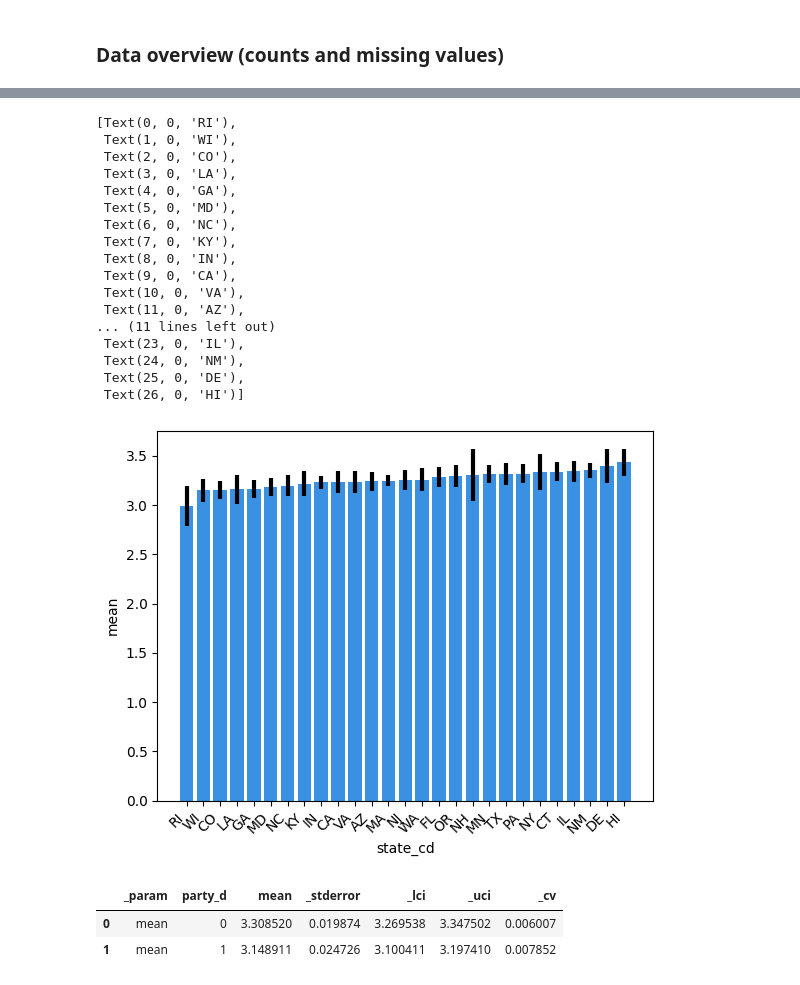
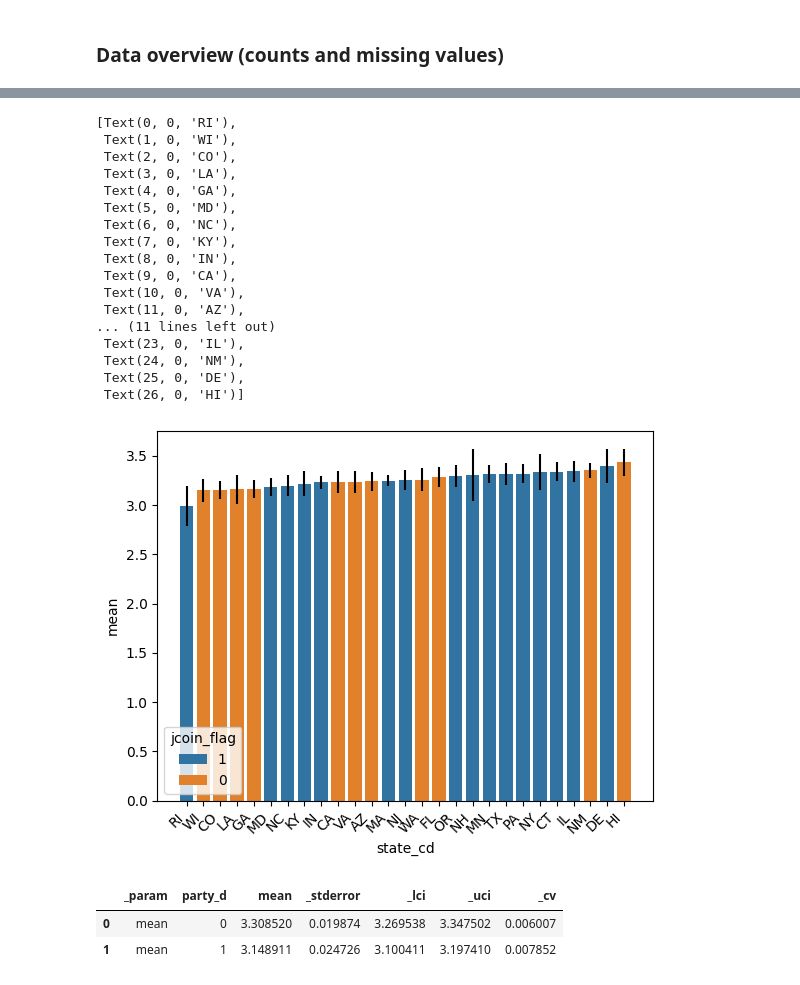
Before and after one commit to haoyucode/stigma-state-lvl, a Jupyter notebook: 2023_09_20_meeting_2.ipynb, the cells around one changed output, grey strips where cells are left out. Drawn from its saved outputs; the diff is of its cells as text; code cells hidden in the pictures.

Commit message:
more plots for meeting and standardizing plot approach

```diff
--- a/2023_09_20_meeting_2.ipynb
+++ b/2023_09_20_meeting_2.ipynb
@@ -370,3 +370,15 @@ Data columns (total 15 columns):
 dtypes: float64(13), int32(2)
 memory usage: 712.7 KB
 None
+# %%
+#df['avg'] = df[['Monday', 'Tuesday']].mean(axis=1)
+
+sub_df_2["ss_6_past"] = sub_df_2[ss_6_past].mean(axis=1)
+sub_df_2["ss_6_current"] = sub_df_2[ss_6_current].mean(axis=1)
+
+sub_df_2["ss_past"] = sub_df_2[ss_past].mean(axis=1)
+sub_df_2["ss_current"] = sub_df_2[ss_current].mean(axis=1)
+
+flag_threshold = 3
+
+sub_df_2["race_view_flag"] = np.where((sub_df_2["race_whiteadvantage"] > flag_threshold) | (sub_df_2["race_rich"] > flag_threshold), 1, 0)
@@ -871,10 +966,17 @@ sample_estimator.to_dataframe()
 # %%
-state_estimator = TaylorEstimator("mean")
-state_estimator.estimate(
+state_estimator_ss_6 = TaylorEstimator("mean")
+state_estimator_ss_6.estimate(
     y=sub_df_1_as_oversample_states["stigma_scale_score"],
     samp_weight=sub_df_1_as_oversample_states["weight2"],
     stratum=sub_df_1_as_oversample_states["vstrat32_corrected"],
     psu=sub_df_1_as_oversample_states["vpsu32_corrected"],
     domain=sub_df_1_as_oversample_states["state_cd"]
 )
-state_mean_estimates = state_estimator.to_dataframe().rename(columns={"_domain":"state_cd","_estimate":"mean"})
+#state_mean_estimates = state_estimator.to_dataframe().rename(columns={"_domain":"state_cd","_estimate":"mean"})
+
+state_estimator_ss_6_df = state_estimator_ss_6.to_dataframe().rename(columns={"_domain":"state_cd"})
+
+
+#sample_estimator_ss_6_current_df.insert(1,"_domain","nation")
+state_estimator_ss_6_df.insert(0,"var","ss_6")
+state_estimator_ss_6_df
@@ -881,5 +1026,8 @@ state_mean_estimates = state_estimator.to_dataframe().rename(columns={"_domain":
 # %%
 state_mean_estimates.sort_values(by = ["mean"], inplace=True, ascending=True)
 
+state_mean_estimates = state_mean_estimates\
+    .merge(pop_counts_by_sampletypexstate,on='state_cd',how='left')
+
 state_mean_estimates
 # %% [output]
@@ -903,29 +1106,29 @@ state_mean_estimates
 # %%
-ax = sns.barplot(data=state_mean_estimates, x="state_cd", y="mean", color="dodgerblue")
+ax = sns.barplot(data=state_mean_estimates, x="state_cd", y="mean", dodge=False, hue=state_mean_estimates["jcoin_flag"].astype("string"))
 
 #plt.draw()
-ax.errorbar(data=state_mean_estimates, x='state_cd', y='mean', yerr=[state_mean_estimates["mean"] - state_mean_estimates["_lci"],state_mean_estimates["_uci"] - state_mean_estimates["mean"]], ls='', lw=3, color='black')
+ax.errorbar(data=state_mean_estimates, x='state_cd', y='mean', yerr=[state_mean_estimates["mean"] - state_mean_estimates["_lci"],state_mean_estimates["_uci"] - state_mean_estimates["mean"]], ls='', color='black')
 ax.set_xticks(ax.get_xticks())
 ax.set_xticklabels(ax.get_xticklabels(),rotation=45,horizontalalignment='right')
 # %% [output]
 [Text(0, 0, 'RI'),
  Text(1, 0, 'WI'),
  Text(2, 0, 'CO'),
  Text(3, 0, 'LA'),
  Text(4, 0, 'GA'),
  Text(5, 0, 'MD'),
  Text(6, 0, 'NC'),
  Text(7, 0, 'KY'),
  Text(8, 0, 'IN'),
  Text(9, 0, 'CA'),
  Text(10, 0, 'VA'),
  Text(11, 0, 'AZ'),
 ... (11 lines left out)
  Text(23, 0, 'IL'),
  Text(24, 0, 'NM'),
  Text(25, 0, 'DE'),
  Text(26, 0, 'HI')]
-[figure, old version]
+[figure, new version]
 # %%
 party_d_estimator = TaylorEstimator("mean")
 party_d_estimator.estimate(
```
Also changed, not shown: parts of 18 cells of this notebook.
